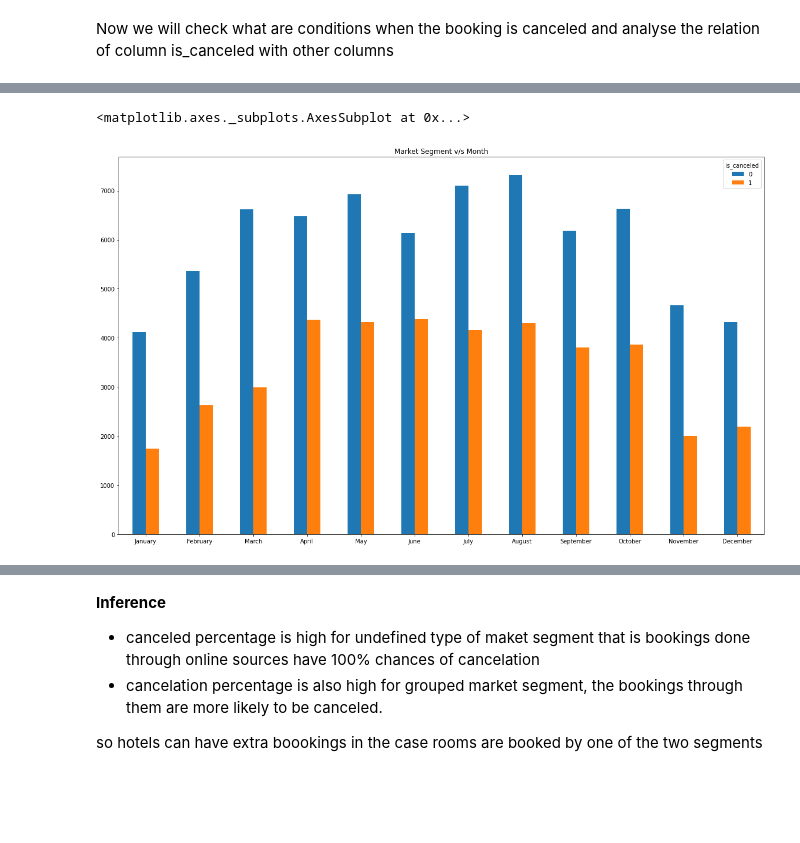
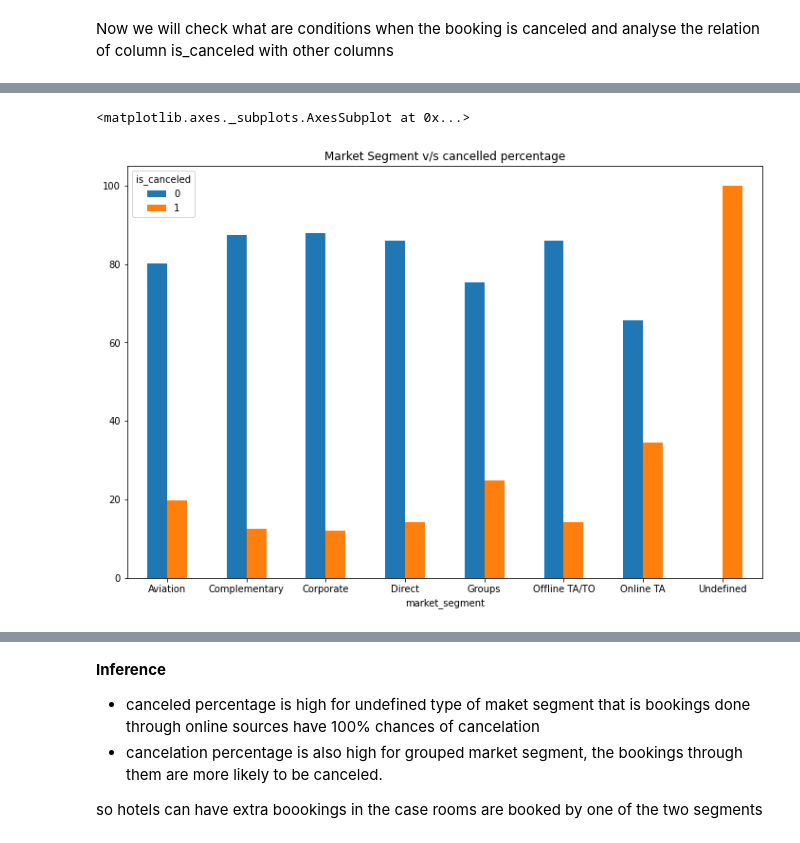
Before and after one commit to gauriagarwal18/Hotel_Booking_Analysis, a Jupyter notebook: Hotel_Booking.ipynb, the cells around one changed output, grey strips where cells are left out. Cells and saved outputs as stored; diff of their text form; code cells hidden in the pictures; blank space fills up the shorter version.

```diff
--- a/Hotel_Booking.ipynb
+++ b/Hotel_Booking.ipynb
@@ -404,0 +475,7 @@ canceled_month
+# %%
+data=hotels["market_segment"].value_counts()
+# to judge which agent is better
+segment_cancelled=pd.crosstab(hotels["market_segment"],hotels["is_canceled"])
+segment_cancelled_percentage=segment_cancelled.copy()
+total = segment_cancelled[0]+segment_cancelled[1]
+segment_cancelled
@@ -404,0 +493,4 @@ canceled_month
+# %%
+segment_cancelled[0] = round((segment_cancelled[0]/total)*100,2)
+segment_cancelled[1] = round((segment_cancelled[1]/total)*100,2)
+segment_cancelled
@@ -405,6 +508,6 @@ canceled_month
 # %%
 #
-canceled_month.plot(kind="bar", figsize=(20,12),title="Market Segment v/s Month", rot=0)
+segment_cancelled.plot(kind="bar", figsize=(12,8),title="Market Segment v/s cancelled percentage", rot=0,)
 # %% [output]
 <matplotlib.axes._subplots.AxesSubplot at 0x...>
-[figure, old version]
+[figure, new version]
```
Also changed, not shown: parts of 78 cells of this notebook.
